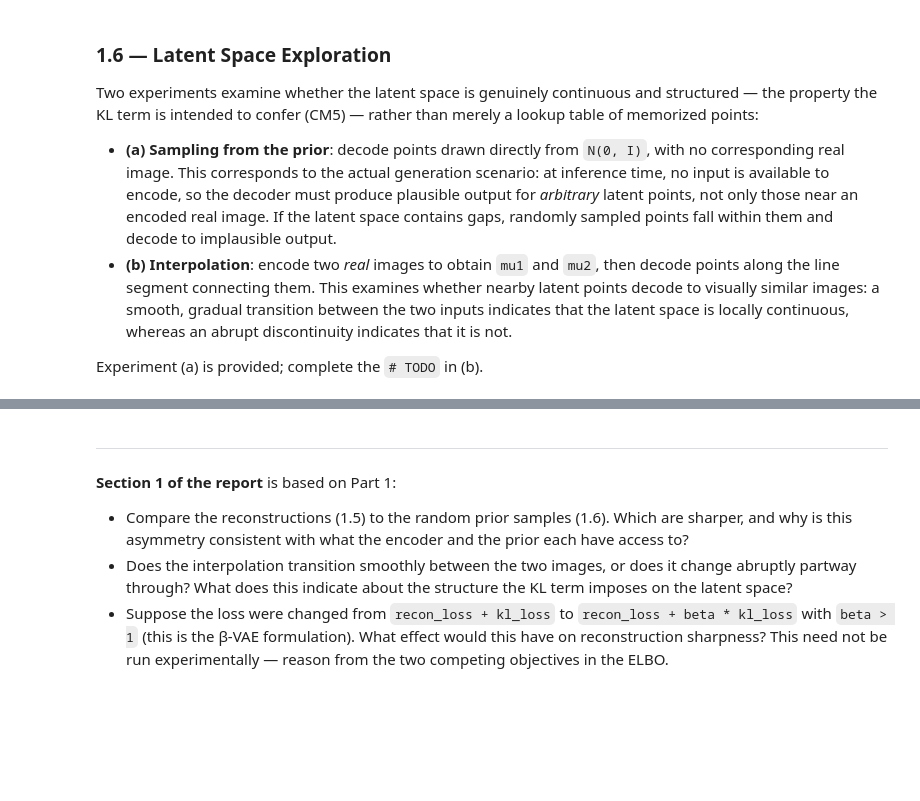
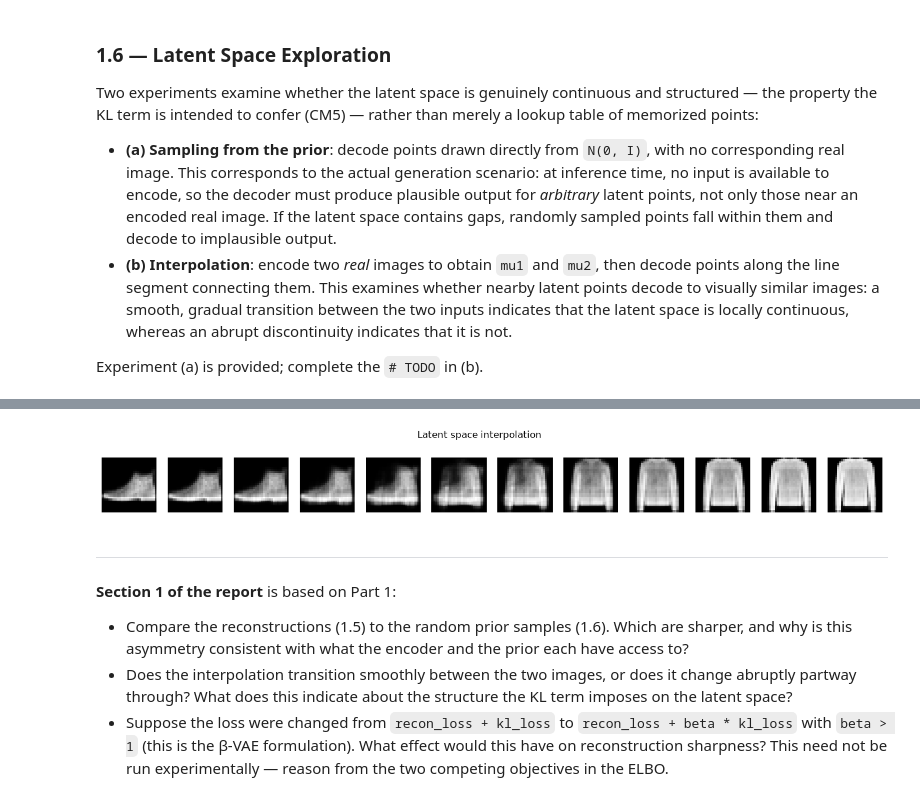
Before and after one commit to Mortell560/tp3-VAE-pytorch, a Jupyter notebook: tp3-vae-gan.ipynb, the cells around one changed output, grey strips where cells are left out. Saved outputs shown, nothing was run; the diff lists cells and outputs as text; code cells hidden in the pictures; blank space fills up the shorter version.

```diff
--- a/tp3-vae-gan.ipynb
+++ b/tp3-vae-gan.ipynb
@@ -144,16 +148,16 @@ class VAE(nn.Module):
         super().__init__()
         self.encoder = nn.Sequential(
             nn.Flatten(),
-            ???,  # TODO
-            ???,  # TODO
+            nn.Linear(28 * 28, 400),
+            nn.ReLU()
         )
-        self.fc_mu = ???       # TODO
-        self.fc_log_var = ???  # TODO
+        self.fc_mu = nn.Linear(400, latent_dim)
+        self.fc_log_var = nn.Linear(400, latent_dim)
 
         self.decoder = nn.Sequential(
-            ???,  # TODO
-            ???,  # TODO
-            ???,  # TODO
+            nn.Linear(latent_dim, 400),  # TODO
+            nn.ReLU(),  # TODO
+            nn.Linear(400, 28 * 28),  # TODO
             nn.Sigmoid(),
         )
 
@@ -162,8 +166,10 @@ class VAE(nn.Module):
         return self.fc_mu(h), self.fc_log_var(h)
 
     def reparameterize(self, mu, log_var):
+        std = torch.exp(0.5 * log_var)
+        eps = torch.randn_like(std)
         # TODO: implement the reparameterization trick (see the architecture overview above)
-        return None
+        return mu + std * eps
 
     def decode(self, z):
         return self.decoder(z).view(-1, 1, 28, 28)
@@ -292,27 +323,29 @@ plt.show()
 # %%
 def interpolate(model, img1, img2, steps=12):
     model.eval()
     with torch.no_grad():
         # (b) mu1, mu2: latent means of two *real* encoded images (not random points)
         mu1, _ = model.encode(img1.unsqueeze(0).to(device))
         mu2, _ = model.encode(img2.unsqueeze(0).to(device))
 
         # TODO: build `steps` evenly spaced points on the straight line between mu1 and mu2
         #       (alpha going from 0 to 1), then decode each one
-        z_interp = None
+        z_interp = np.linspace(mu1, mu2, num=steps)
         images = model.decode(z_interp)
     return images.cpu()
 
 img_a, _ = vae_test_set[0]
 img_b, _ = vae_test_set[1]
 interp_images = interpolate(vae_model, img_a, img_b)
 
 fig, axes = plt.subplots(1, len(interp_images), figsize=(18, 2))
 for i, ax in enumerate(axes):
     ax.imshow(interp_images[i, 0], cmap='gray')
     ax.axis('off')
 plt.suptitle('Latent space interpolation')
 plt.show()
+# %% [output]
+[figure, added]
 # %% [markdown]
 ---
 
```
Also changed, not shown: parts of 14 cells of this notebook.
